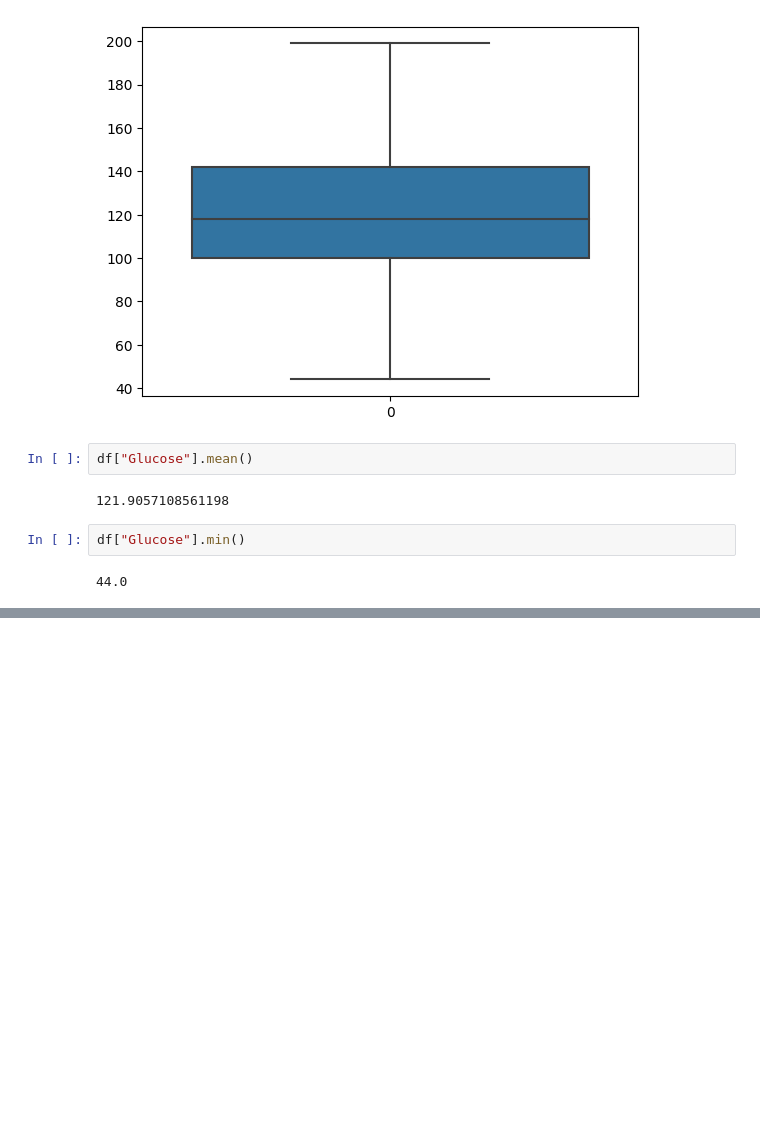
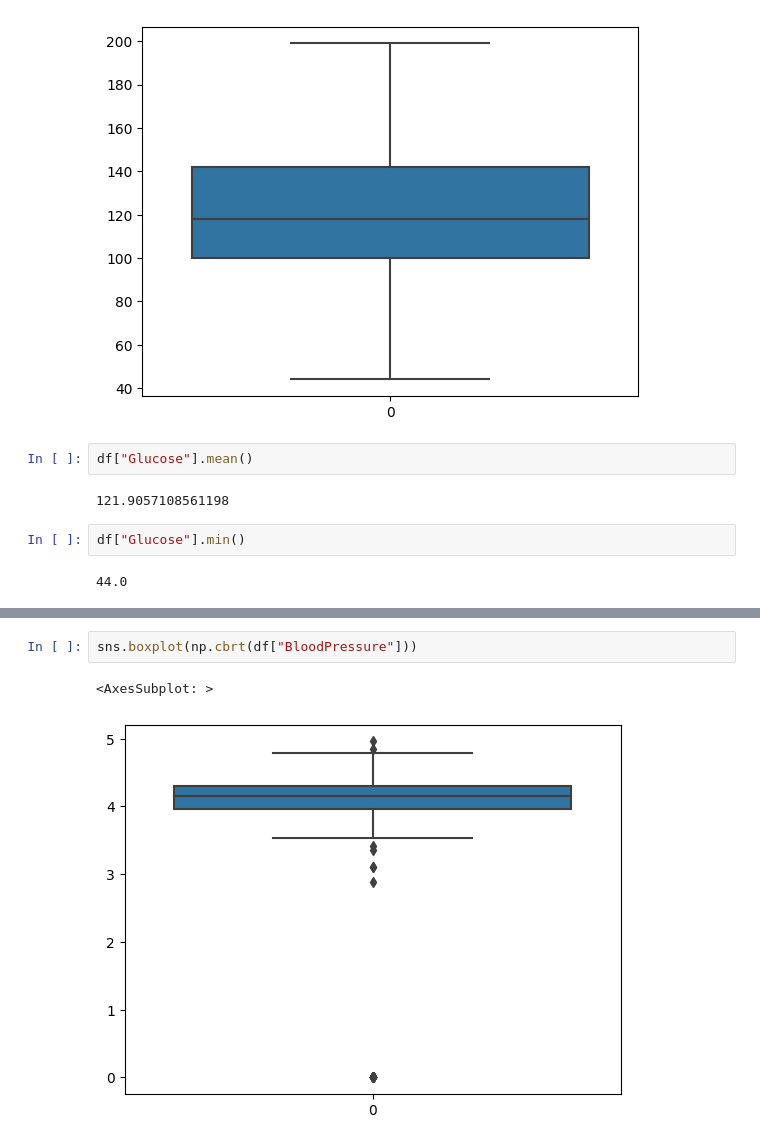
Before and after one commit to vipultrivedidsaimlbi/11_01_KNN-Dataset-20221101T141602Z-001, a Jupyter notebook: 11_01_KNN Dataset/KNN Dibetes 1.ipynb, the cells around one changed output, grey strips where cells are left out. Cells and saved outputs as stored; diff of their text form; blank space fills up the shorter version.

```diff
--- a/11_01_KNN Dataset/KNN Dibetes 1.ipynb
+++ b/11_01_KNN Dataset/KNN Dibetes 1.ipynb
@@ -66,0 +80,5 @@ df["Glucose"]
+# %%
+sns.boxplot(np.cbrt(df["BloodPressure"]))
+# %% [output]
+<AxesSubplot: >
+[figure, added]
```
Also changed, not shown: parts of 11 cells of this notebook.
